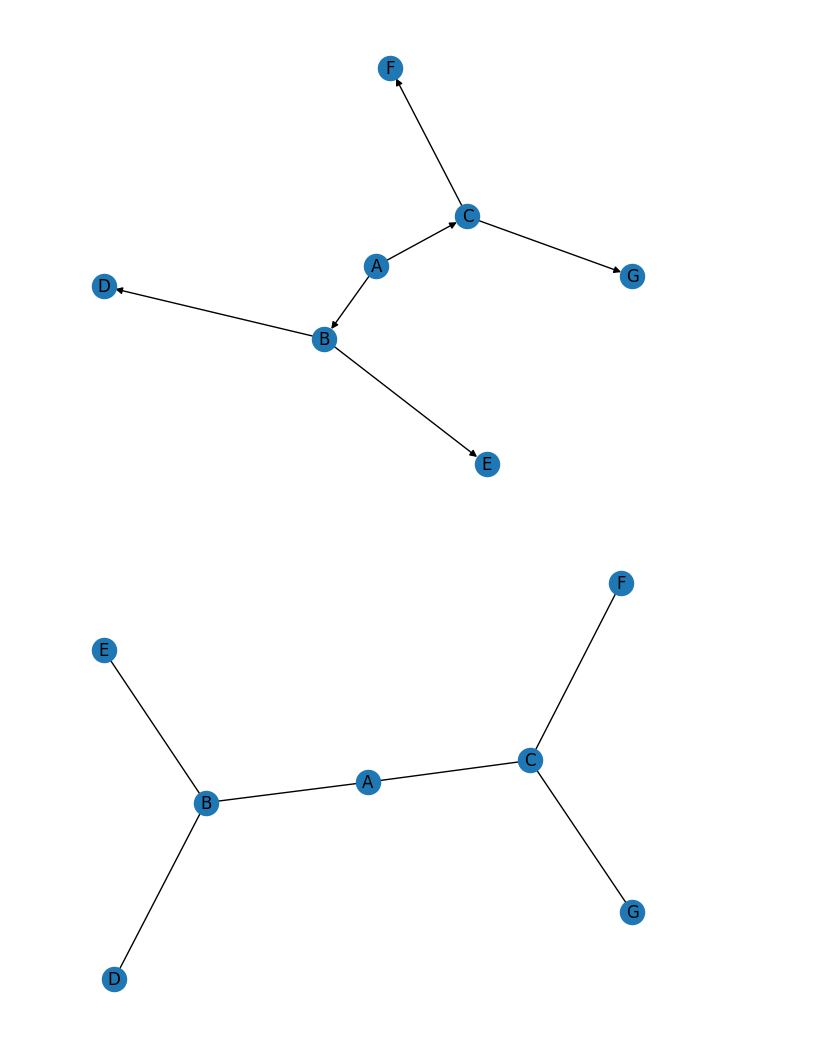
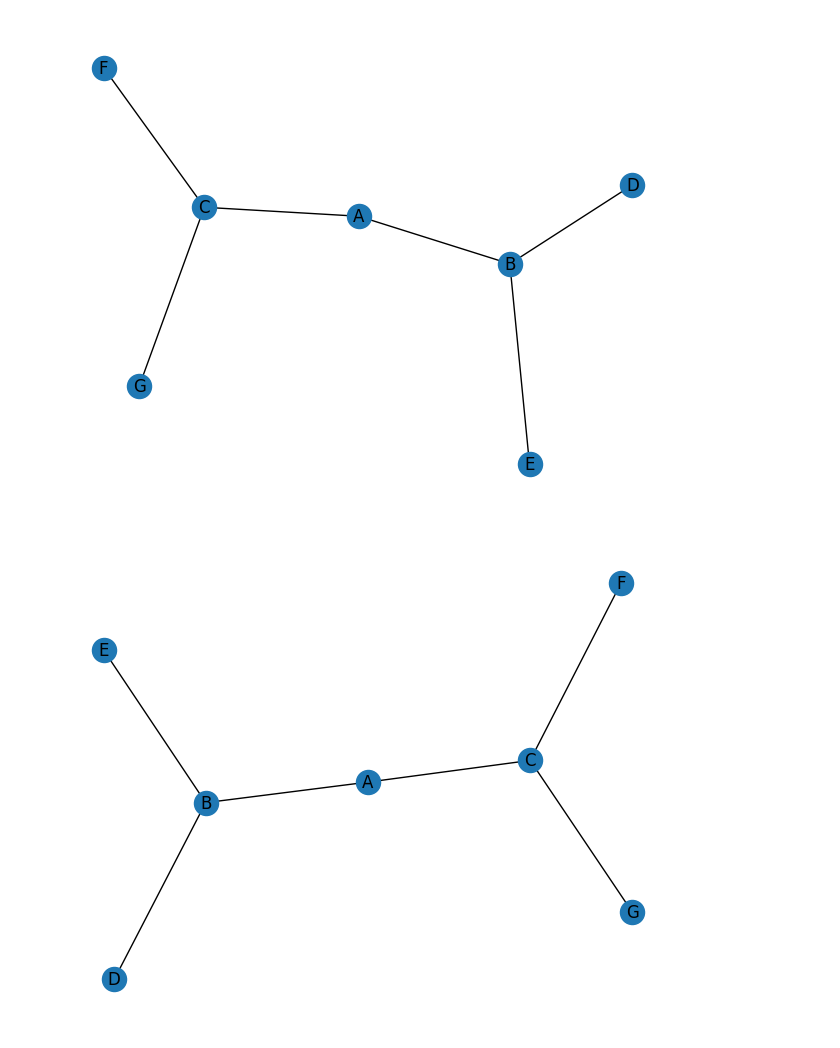
Before and after one commit to marielean/ChargingStations, a Jupyter notebook: prova.ipynb, the cells around one changed output. Saved outputs shown, nothing was run; the diff lists cells and outputs as text; code cells hidden in the pictures.

```diff
--- a/prova.ipynb
+++ b/prova.ipynb
@@ -4,22 +5,21 @@ import matplotlib.pyplot as plt
 # %%
 
 
 # Create a new directed graph G
-G = nx.DiGraph()
+G = nx.Graph()
 
 # Add edges (implicitely adds nodes)
-G.add_edge('A', 'B')
-G.add_edge('A', 'C')
-G.add_edge('B', 'D')
-G.add_edge('B', 'E')
-G.add_edge('C', 'F')
-G.add_edge('C', 'G')
+G.add_edge('A', 'B', {'weight': 1})
+G.add_edge('A', 'C', {'weight': 2})
+G.add_edge('B', 'D', {'weight': 3})
+G.add_edge('B', 'E', {'weight': 4})
+G.add_edge('C', 'F', {'weight': 5})
+G.add_edge('C', 'G', {'weight': 6})
 
 # Draw the graph
-nx.draw(G, with_labels=True)
-plt.show()
+uf.draw_tree(G)
 # %% [output]
-[figure, old version]
+[figure, new version]
 # %%
 # Create a new undirected graph G
 G = nx.Graph()
```
Also changed, not shown: parts of 3 cells of this notebook, 3 other files.
